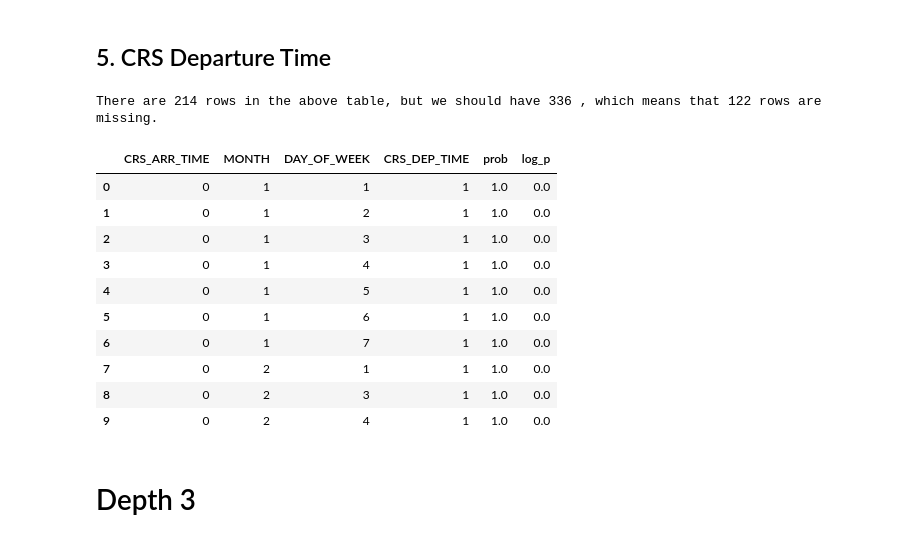
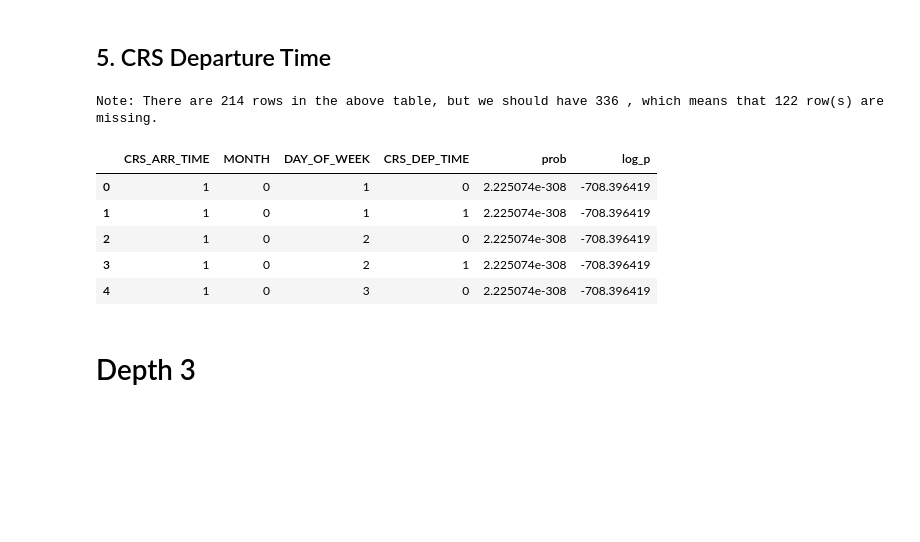
Before and after one commit to dy-choi/Flight-Delay-Analysis, a Jupyter notebook: BayesianNetworkAnalysis.ipynb, the cells around one changed output. Cells and saved outputs as stored; diff of their text form; code cells hidden in the pictures; blank space fills up the shorter version.

Commit message:
filling in missing values

```diff
--- a/BayesianNetworkAnalysis.ipynb
+++ b/BayesianNetworkAnalysis.ipynb
@@ -4,6 +4,7 @@ import numpy as np
 
 # helper functions
 import cpt_calculator as cpt
+TINY = np.finfo(float).tiny
 # %% [markdown]
 To compute the conditional probability tables, we will obesrve each node in a BFS-like fashion, starting with nodes that do not have parents and then working our way through nodes whose parents we have already observed.
 # %% [markdown]
@@ -93,23 +75,0 @@ There are 158 rows in the above table, but we should have 168 , which means that
-# %%
-to_add = []
-for i in range(1,cpt.node_values['MONTH']+1):
-    if (len(arr_time_df[arr_time_df.MONTH==i]) < 14):
-        temp = arr_time_df[arr_time_df.MONTH==i]
-        # print 'incomplete' months
-        print('MONTH', i)
-        for j in range(1,cpt.node_values['DAY_OF_WEEK']+1):
-            day_count = len(temp[temp.DAY_OF_WEEK==j])
-            if (len(temp[temp.DAY_OF_WEEK==j]) < 2):
-                # print DAY OF WEEK and its missing value
-                if (day_count == 0):
-                    print('\tDAY_OF_WEEK',j,'\tno data at all.')
-                    to_add.append([i, j, 0,0.0001,np.log(0.0001)])
-                    to_add.append([i, j, 1,0.0001,np.log(0.0001)])
-                else:
-                    elem = list(set([0,1])-set(temp[temp.DAY_OF_WEEK==j].CRS_ARR_TIME))[0]
-                    print('\tDAY_OF_WEEK',j,':',elem)
-                    to_add.append([i, j,elem,0.0001,np.log(0.0001)])
-
-# add missing datas with probability 0.0001
-arr_time_df = arr_time_df.append(pd.DataFrame(to_add, columns=arr_time_df.columns))
-arr_time_df = arr_time_df.sort_values(['MONTH','DAY_OF_WEEK','CRS_ARR_TIME']).reset_index().drop(['index'],axis=1)
@@ -164,20 +125,25 @@ cpt.available_nodes()
 ## 5. CRS Departure Time
 # %%
 departure_time_df = cpt.nonparentless_CPT('CRS_DEP_TIME')
-departure_time_df.head(10)
 # %% [output]
-There are 214 rows in the above table, but we should have 336 , which means that 122 rows are missing.
+Note: There are 214 rows in the above table, but we should have 336 , which means that 122 row(s) are missing.
-|  | CRS_ARR_TIME | MONTH | DAY_OF_WEEK | CRS_DEP_TIME | prob | log_p |
-| 0 | 0 | 1 | 1 | 1 | 1.0 | 0.0 |
-| 1 | 0 | 1 | 2 | 1 | 1.0 | 0.0 |
-| 2 | 0 | 1 | 3 | 1 | 1.0 | 0.0 |
-| 3 | 0 | 1 | 4 | 1 | 1.0 | 0.0 |
-| 4 | 0 | 1 | 5 | 1 | 1.0 | 0.0 |
-| 5 | 0 | 1 | 6 | 1 | 1.0 | 0.0 |
-| 6 | 0 | 1 | 7 | 1 | 1.0 | 0.0 |
-| 7 | 0 | 2 | 1 | 1 | 1.0 | 0.0 |
-| 8 | 0 | 2 | 3 | 1 | 1.0 | 0.0 |
-| 9 | 0 | 2 | 4 | 1 | 1.0 | 0.0 |
+# %%
+# make a complete CPT
+temp = [[i, j, k, l] for i in range(1,13) for j in range(2) for k in range(1,8) for l in range(2)]
+temp = pd.DataFrame(temp,columns=departure_time_df.columns.tolist()[:-2])
+on_li = departure_time_df.columns.tolist()[:-2]
+departure_time_df = temp.merge(departure_time_df, on=on_li, how='outer')
+# replace NaN values with very small values
+departure_time_df['prob'].fillna(TINY, inplace=True)
+departure_time_df['log_p'].fillna(np.log(TINY), inplace=True)
+departure_time_df.head()
+# %% [output]
+|  | CRS_ARR_TIME | MONTH | DAY_OF_WEEK | CRS_DEP_TIME | prob | log_p |
+| 0 | 1 | 0 | 1 | 0 | 2.225074e-308 | -708.396419 |
+| 1 | 1 | 0 | 1 | 1 | 2.225074e-308 | -708.396419 |
+| 2 | 1 | 0 | 2 | 0 | 2.225074e-308 | -708.396419 |
+| 3 | 1 | 0 | 2 | 1 | 2.225074e-308 | -708.396419 |
+| 4 | 1 | 0 | 3 | 0 | 2.225074e-308 | -708.396419 |
 # %% [markdown]
 # Depth 3
 # %%
```
Also changed, not shown: parts of 20 cells of this notebook, 1 other file.
